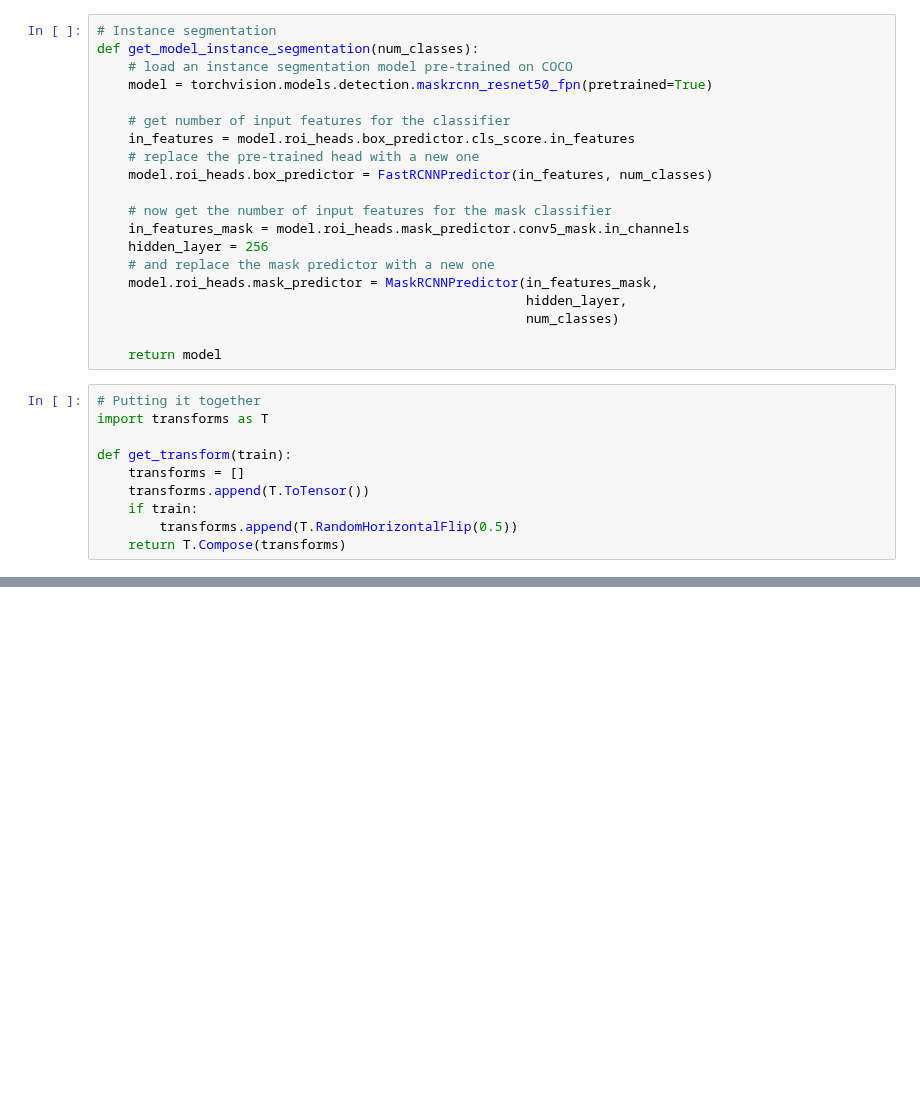
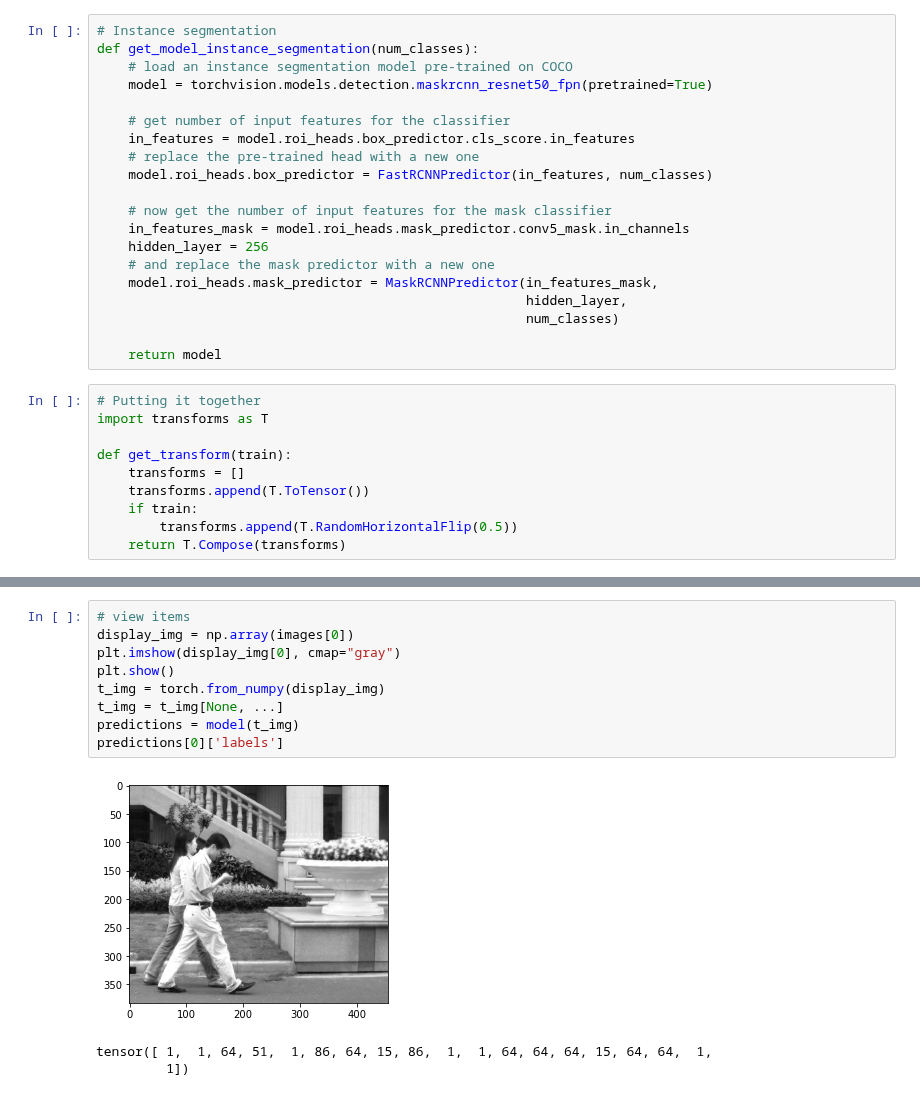
Before and after one commit to urd00m/AI-Projects, a Jupyter notebook: pytorch_play/images/torchvision_object_detection_fine_tuning.ipynb, the cells around one changed output, grey strips where cells are left out. Saved outputs shown, nothing was run; the diff lists cells and outputs as text; blank space fills up the shorter version.

```diff
--- a/pytorch_play/images/torchvision_object_detection_fine_tuning.ipynb
+++ b/pytorch_play/images/torchvision_object_detection_fine_tuning.ipynb
@@ -171,0 +178,13 @@ AttributeError: module 'transforms' has no attribute 'ToTensor'
+# %%
+# view items
+display_img = np.array(images[0])
+plt.imshow(display_img[0], cmap="gray")
+plt.show()
+t_img = torch.from_numpy(display_img)
+t_img = t_img[None, ...]
+predictions = model(t_img)
+predictions[0]['labels']
+# %% [output]
+[figure, added]
+tensor([ 1,  1, 64, 51,  1, 86, 64, 15, 86,  1,  1, 64, 64, 64, 15, 64, 64,  1,
+         1])
```
Also changed, not shown: parts of 5 cells of this notebook, 1 other file.
